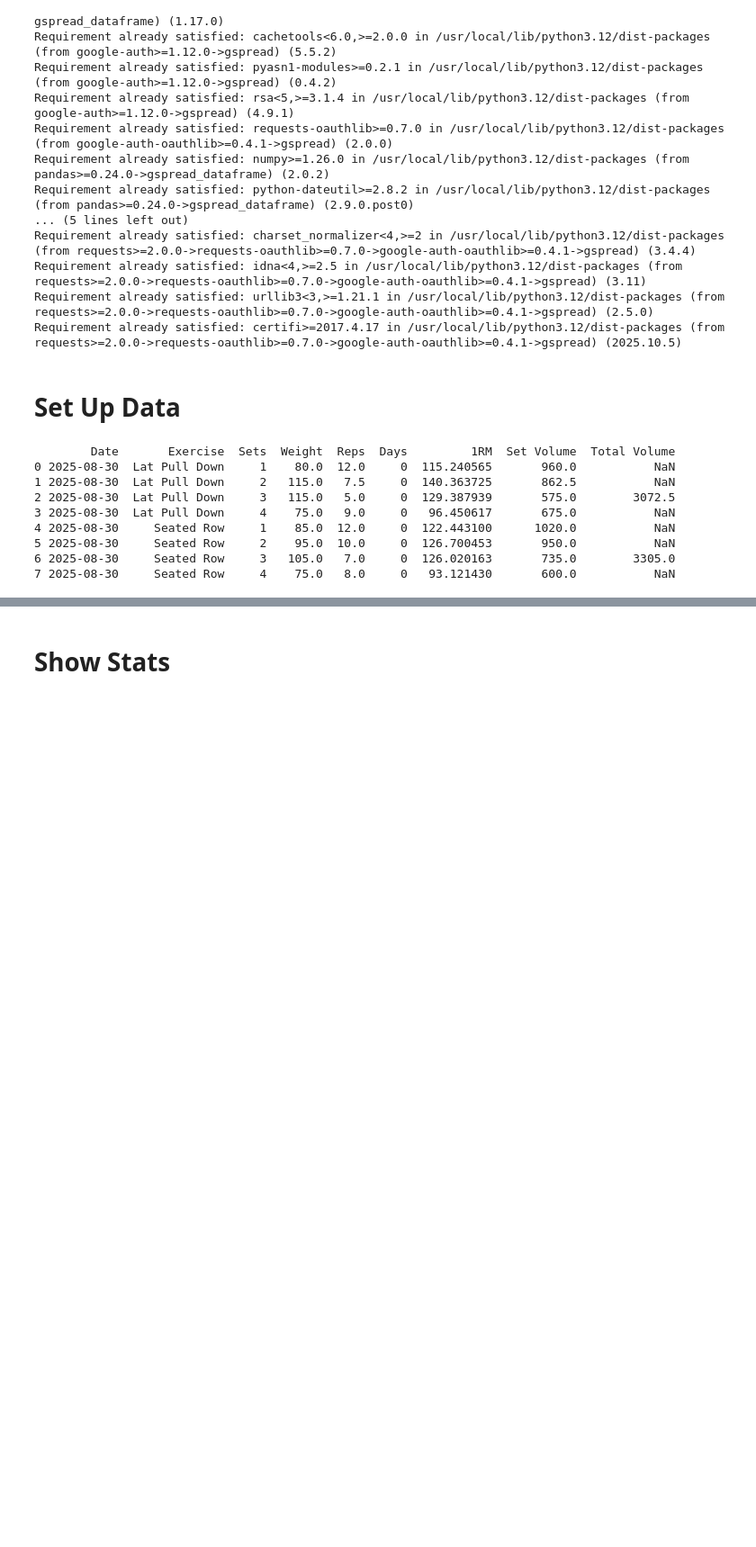
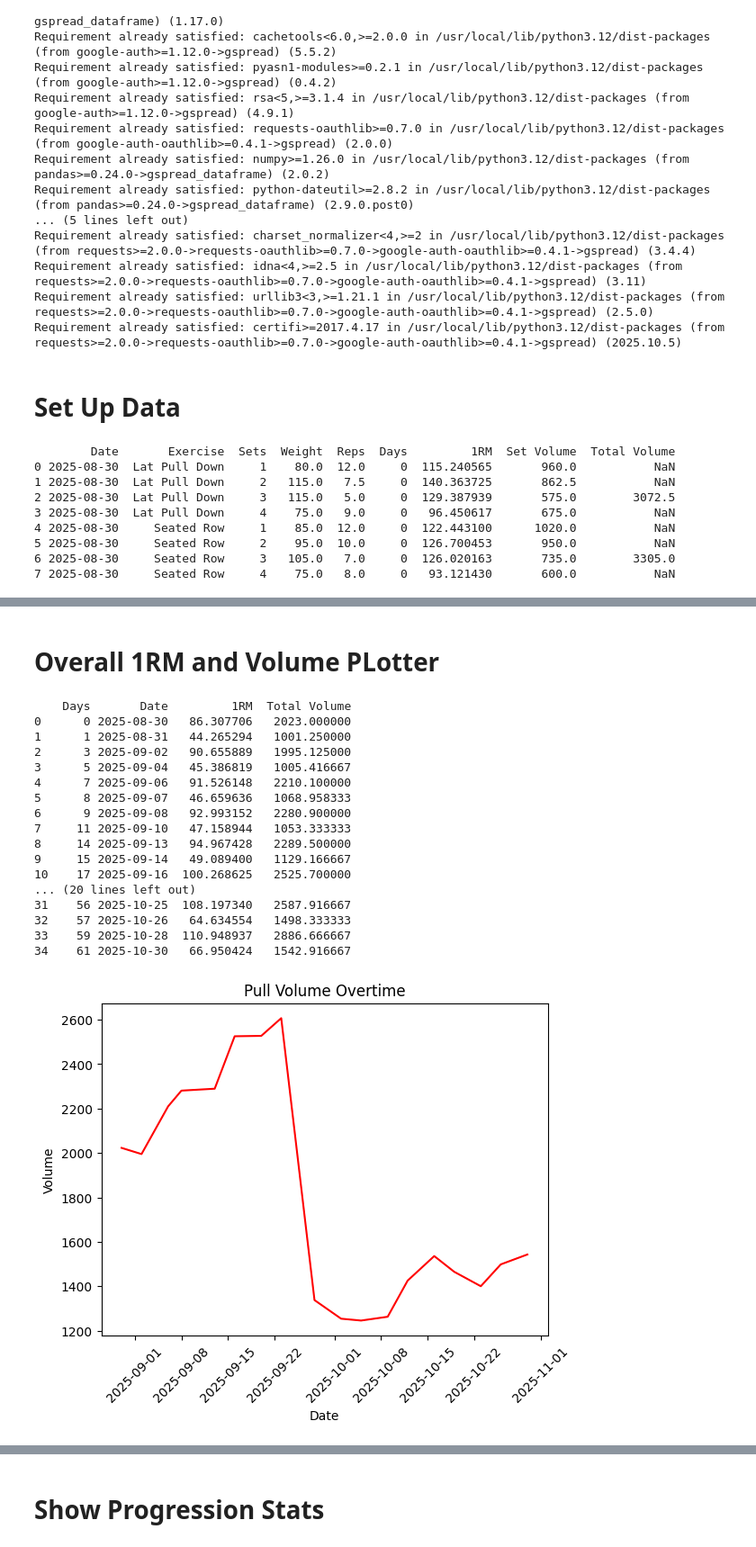
Before and after one commit to ac1147/Lifting_Tracker, a Jupyter notebook: Workout_Data_Analysis.ipynb, the cells around one changed output, grey strips where cells are left out. Shown at 90% size. Saved outputs shown, nothing was run; the diff lists cells and outputs as text; code cells hidden in the pictures; blank space fills up the shorter version.

```diff
--- a/Workout_Data_Analysis.ipynb
+++ b/Workout_Data_Analysis.ipynb
@@ -121,0 +164,63 @@ plotVol("Seated Row")
+# %% [markdown]
+# **Overall 1RM and Volume PLotter**
+# %%
+exerciseData = df[df["Sets"] == 3]
+# exerciseData = exerciseData[exerciseData['Exercise'] != 'Ab Machine']
+
+average_stats = exerciseData.groupby(['Days', 'Date'], as_index=False)[['1RM', 'Total Volume']].mean()
+
+averagePullStats = average_stats[average_stats.index % 2 == 0]
+averagePushStats  = average_stats[average_stats.index % 2 != 0]
+
+print(average_stats)
+
+
+plt.plot(averagePullStats["Date"], averagePullStats["Total Volume"], color = 'red')
+plt.xlabel("Date")
+plt.xticks(rotation=45)  # or 90 for vertical
+plt.ylabel("Volume")
+plt.title("Pull Volume Overtime")
+plt.show()
+
+
+plt.plot(averagePullStats["Date"], averagePullStats["1RM"], color = 'blue')
+plt.xlabel("Date")
+plt.xticks(rotation=45)  # or 90 for vertical
+plt.ylabel("1RM")
+plt.title("Pull 1RM Overtime")
+plt.show()
+
+
+plt.plot(averagePushStats["Date"], averagePushStats["Total Volume"], color = 'red')
+plt.xlabel("Date")
+plt.xticks(rotation=45)  # or 90 for vertical
+plt.title("Push Volume Overtime")
+plt.ylabel("Volume")
+plt.show()
+
+
+plt.plot(averagePushStats["Date"], averagePushStats["1RM"], color = 'blue')
+plt.xlabel("Date")
+plt.xticks(rotation=45)  # or 90 for vertical
+plt.title("Push 1RM Overtime")
+plt.ylabel("1RM")
+plt.show()
+# %% [output]
+    Days       Date         1RM  Total Volume
+0      0 2025-08-30   86.307706   2023.000000
+1      1 2025-08-31   44.265294   1001.250000
+2      3 2025-09-02   90.655889   1995.125000
+3      5 2025-09-04   45.386819   1005.416667
+4      7 2025-09-06   91.526148   2210.100000
+5      8 2025-09-07   46.659636   1068.958333
+6      9 2025-09-08   92.993152   2280.900000
+7     11 2025-09-10   47.158944   1053.333333
+8     14 2025-09-13   94.967428   2289.500000
+9     15 2025-09-14   49.089400   1129.166667
+10    17 2025-09-16  100.268625   2525.700000
+... (20 lines left out)
+31    56 2025-10-25  108.197340   2587.916667
+32    57 2025-10-26   64.634554   1498.333333
+33    59 2025-10-28  110.948937   2886.666667
+34    61 2025-10-30   66.950424   1542.916667
+[figure, added]
@@ -122,5 +230,5 @@ plotVol("Seated Row")
 # %% [markdown]
-# **Show Stats**
+# **Show Progression Stats**
 # %%
 def findCorrelation(Exercise):
     #Function that finds spearman correlation coefficent between 1RM and Time
```
Also changed, not shown: parts of 5 cells of this notebook.
